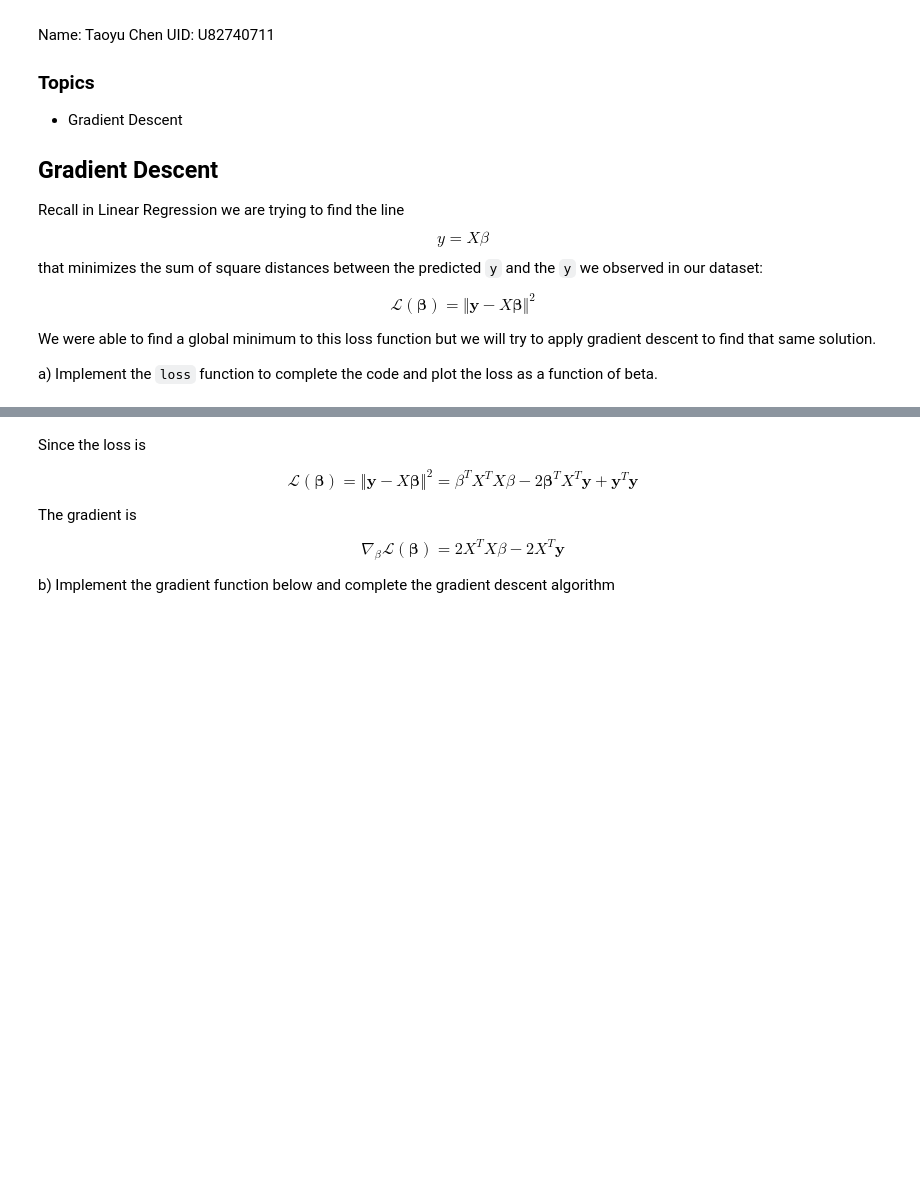
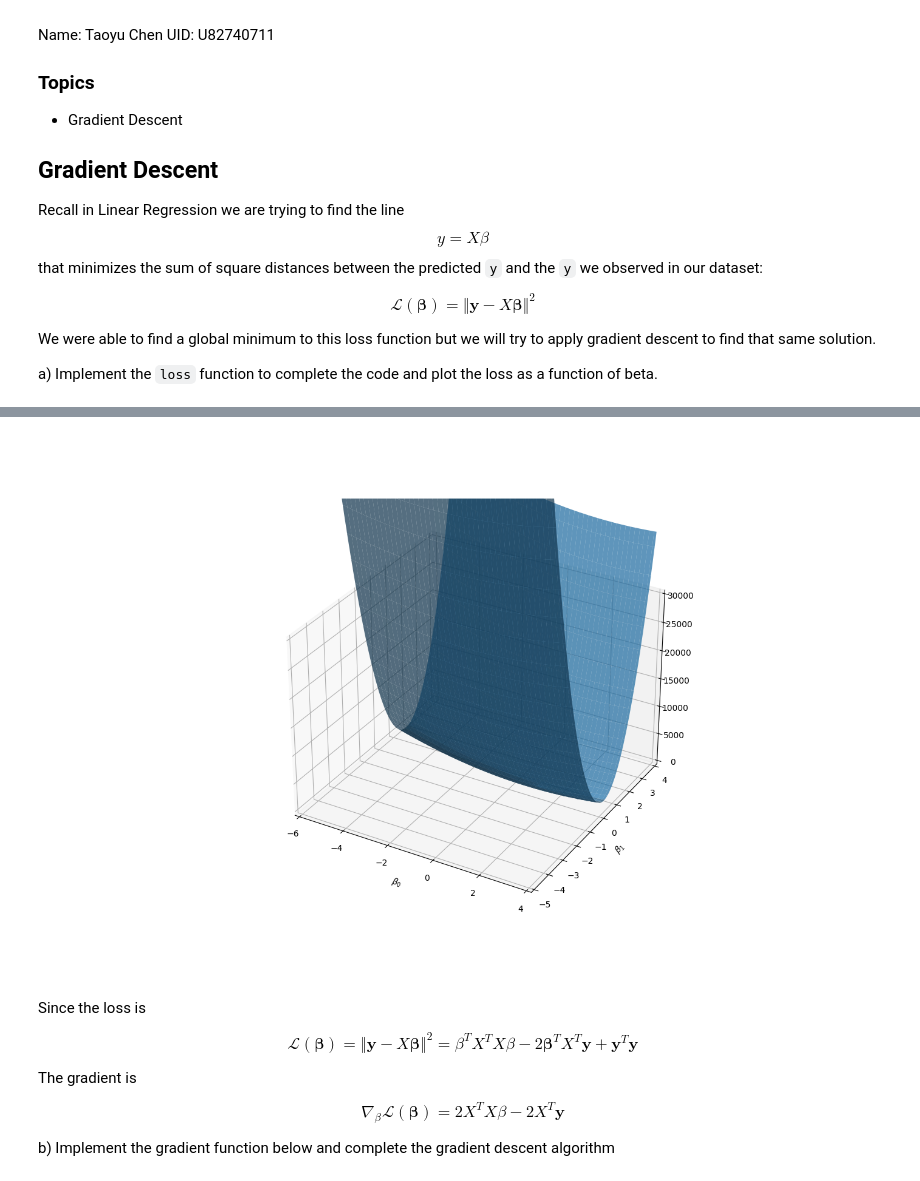
Before and after one commit to mirackk/CS506-Spring2023, a Jupyter notebook: worksheets/worksheet_17.ipynb, the cells around one changed output, grey strips where cells are left out. Saved outputs shown, nothing was run; the diff lists cells and outputs as text; code cells hidden in the pictures; blank space fills up the shorter version.

```diff
--- a/worksheets/worksheet_17.ipynb
+++ b/worksheets/worksheet_17.ipynb
@@ -41,34 +54,36 @@ b1 = np.arange(-5, 4, 0.1)
 b0, b1 = np.meshgrid(b0, b1)
 
 def loss(X, y, beta):
-    return ...
+    return np.linalg.norm(y - X @ beta) ** 2
 
 def get_cost(B0, B1):
     res = []
     for b0, b1 in zip(B0, B1):
         line = []
         for i in range(len(b0)):
             beta = np.array([b0[i], b1[i]])
             line.append(loss(X, y, beta))
         res.append(line)
     return np.array(res)
 
 cost = get_cost(b0, b1)
 
 # Creating figure
 fig = plt.figure(figsize =(14, 9))
 ax = plt.axes(projection ='3d')
 ax.set_xlim(-6, 4)
 ax.set_xlabel(r'$\beta_0$')
 ax.set_ylabel(r'$\beta_1$')
 ax.set_ylim(-5, 4)
 ax.set_zlim(0, 30000)
 
 # Creating plot
 ax.plot_surface(b0, b1, cost, alpha=.7)
 
 # show plot
 plt.show()
+# %% [output]
+[figure, added]
 # %% [markdown]
 Since the loss is
 
```
Also changed, not shown: parts of 6 cells of this notebook, 5 other files.
